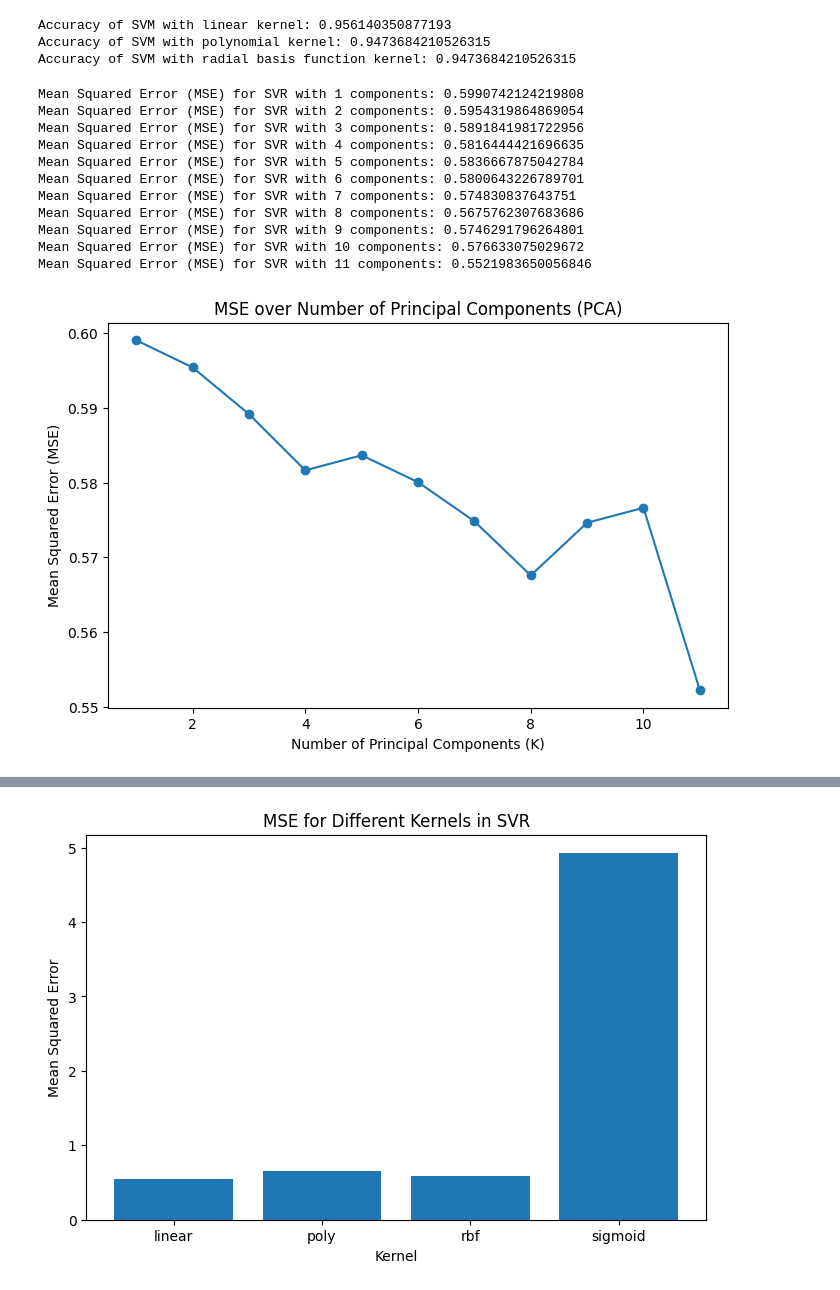
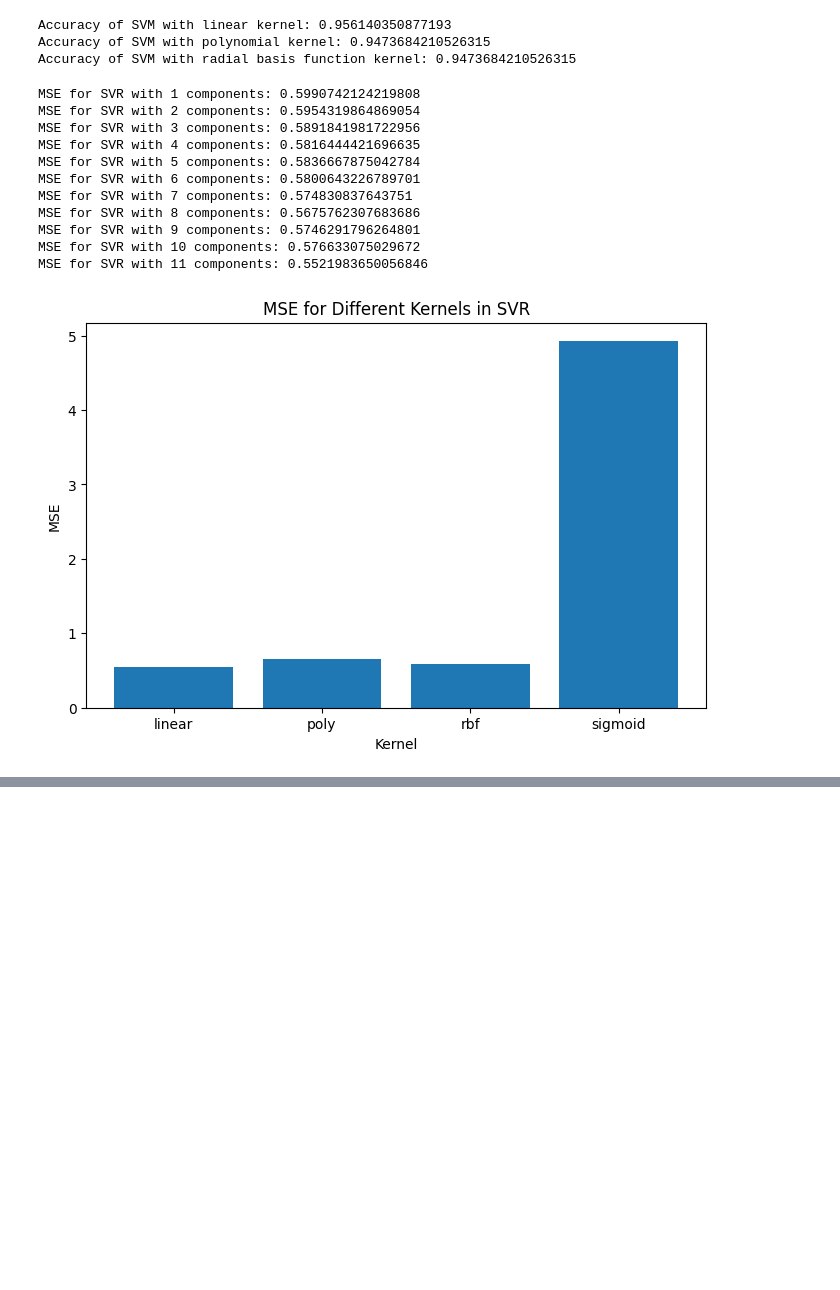
Before and after one commit to HLaw18/4105, a Jupyter notebook: HW4_4105.ipynb, the cells around one changed output, grey strips where cells are left out. Saved outputs shown, nothing was run; the diff lists cells and outputs as text; code cells hidden in the pictures; blank space fills up the shorter version.

```diff
--- a/HW4_4105.ipynb
+++ b/HW4_4105.ipynb
@@ -132,69 +132,44 @@ y_train = pd.Series(y_train.flatten()).fillna(pd.Series(y_train.flatten()).mean(
 k_values = range(1, 12)
 mse_values = []
 
 for k in k_values:
     pca = PCA(n_components=k)
     X_train_pca = pca.fit_transform(X_train)
     X_test_pca = pca.transform(X_test)
 
     svr = SVR(kernel='linear')
     svr.fit(X_train_pca, y_train)
     y_pred = svr.predict(X_test_pca)
     mse = mean_squared_error(y_test, y_pred)
     mse_values.append(mse)
-    print(f"Mean Squared Error (MSE) for SVR with {k} components: {mse}")
-
-plt.figure(figsize=(8, 5))
-plt.plot(k_values, mse_values, marker='o')
-plt.title('MSE over Number of Principal Components (PCA)')
-plt.xlabel('Number of Principal Components (K)')
-plt.ylabel('Mean Squared Error (MSE)')
-plt.show()
-
-svr_visual = SVR(kernel='linear')
-svr_visual.fit(X_train, y_train)
-y_pred_visual = svr_visual.predict(X_test)
-
-plt.figure(figsize=(8, 6))
-plt.scatter(y_test, y_pred_visual, color='blue')
-plt.plot([y_test.min(), y_test.max()], [y_test.min(), y_test.max()], 'k--', lw=2)
-plt.xlabel('Actual')
-plt.ylabel('Predicted')
-plt.title('SVR Regression Model')
-plt.show()
+    print(f"MSE for SVR with {k} components: {mse}")
 
 kernels = ['linear', 'poly', 'rbf', 'sigmoid']
 mse_kernels = []
 
 for kernel in kernels:
     svm = SVR(kernel=kernel)
     svm.fit(X_train_scaled, y_train)
     y_pred = svm.predict(X_test_scaled)
     mse = mean_squared_error(y_test, y_pred)
     mse_kernels.append(mse)
 
 plt.figure(figsize=(8, 5))
 plt.bar(kernels, mse_kernels)
 plt.title('MSE for Different Kernels in SVR')
 plt.xlabel('Kernel')
-plt.ylabel('Mean Squared Error')
+plt.ylabel('MSE')
 plt.show()
-
-ridge = Ridge(alpha=1.0)
-ridge.fit(X_train_scaled, y_train)
-y_pred_ridge = ridge.predict(X_test_scaled)
-mse_ridge = mean_squared_error(y_test, y_pred_ridge)
-print(f"Mean Squared Error (MSE) for Ridge Regression: {mse_ridge}")
 # %% [output]
-Mean Squared Error (MSE) for SVR with 1 components: 0.5990742124219808
-Mean Squared Error (MSE) for SVR with 2 components: 0.5954319864869054
-Mean Squared Error (MSE) for SVR with 3 components: 0.5891841981722956
-Mean Squared Error (MSE) for SVR with 4 components: 0.5816444421696635
-Mean Squared Error (MSE) for SVR with 5 components: 0.5836667875042784
-Mean Squared Error (MSE) for SVR with 6 components: 0.5800643226789701
-Mean Squared Error (MSE) for SVR with 7 components: 0.574830837643751
-Mean Squared Error (MSE) for SVR with 8 components: 0.5675762307683686
-Mean Squared Error (MSE) for SVR with 9 components: 0.5746291796264801
-Mean Squared Error (MSE) for SVR with 10 components: 0.576633075029672
-Mean Squared Error (MSE) for SVR with 11 components: 0.5521983650056846
+MSE for SVR with 1 components: 0.5990742124219808
+MSE for SVR with 2 components: 0.5954319864869054
+MSE for SVR with 3 components: 0.5891841981722956
+MSE for SVR with 4 components: 0.5816444421696635
+MSE for SVR with 5 components: 0.5836667875042784
+MSE for SVR with 6 components: 0.5800643226789701
+MSE for SVR with 7 components: 0.574830837643751
+MSE for SVR with 8 components: 0.5675762307683686
+MSE for SVR with 9 components: 0.5746291796264801
+MSE for SVR with 10 components: 0.576633075029672
+MSE for SVR with 11 components: 0.5521983650056846
-[figure, old version]
+[figure, new version]
@@ -202 +175,0 @@ Mean Squared Error (MSE) for SVR with 11 components: 0.5521983650056846
-[figure, removed]
```
Also changed, not shown: parts of 3 cells of this notebook.
